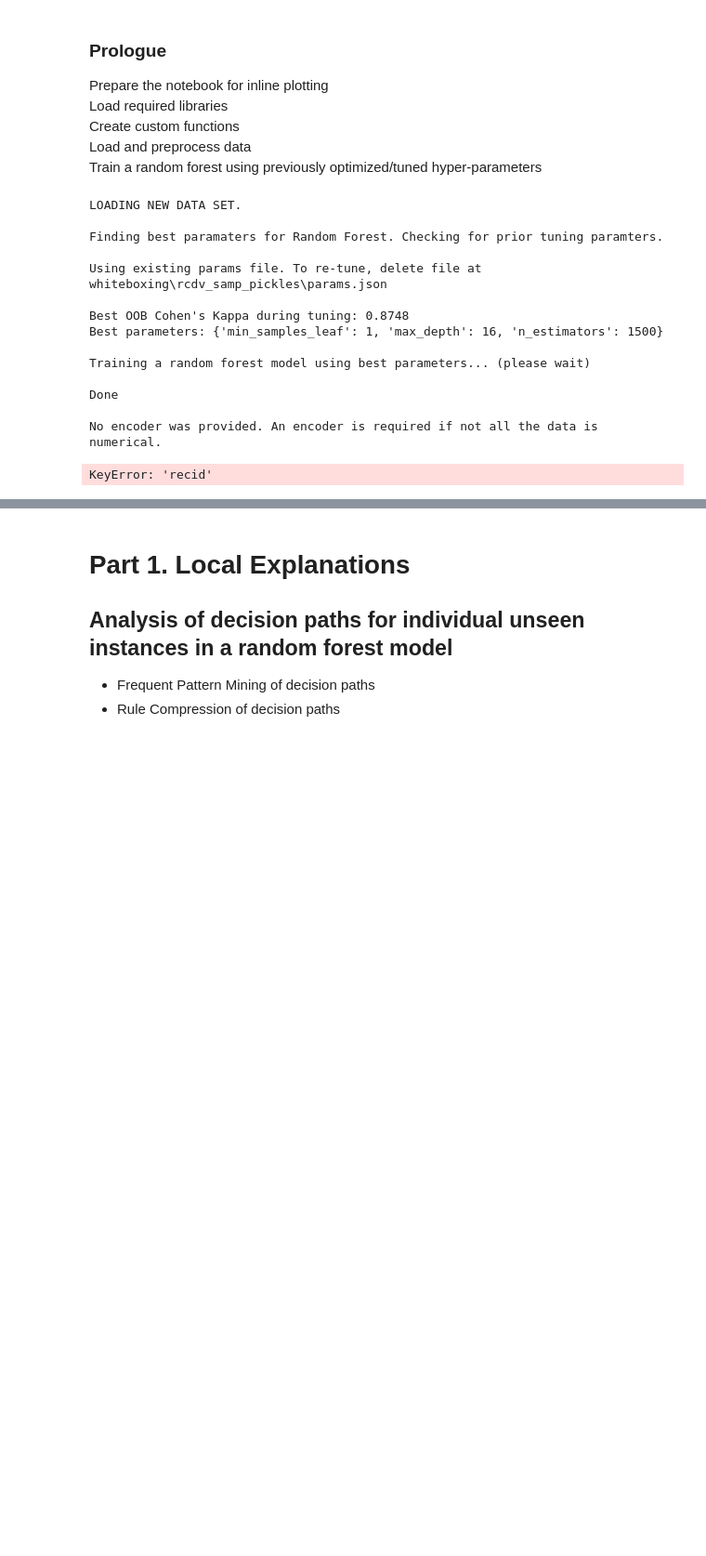
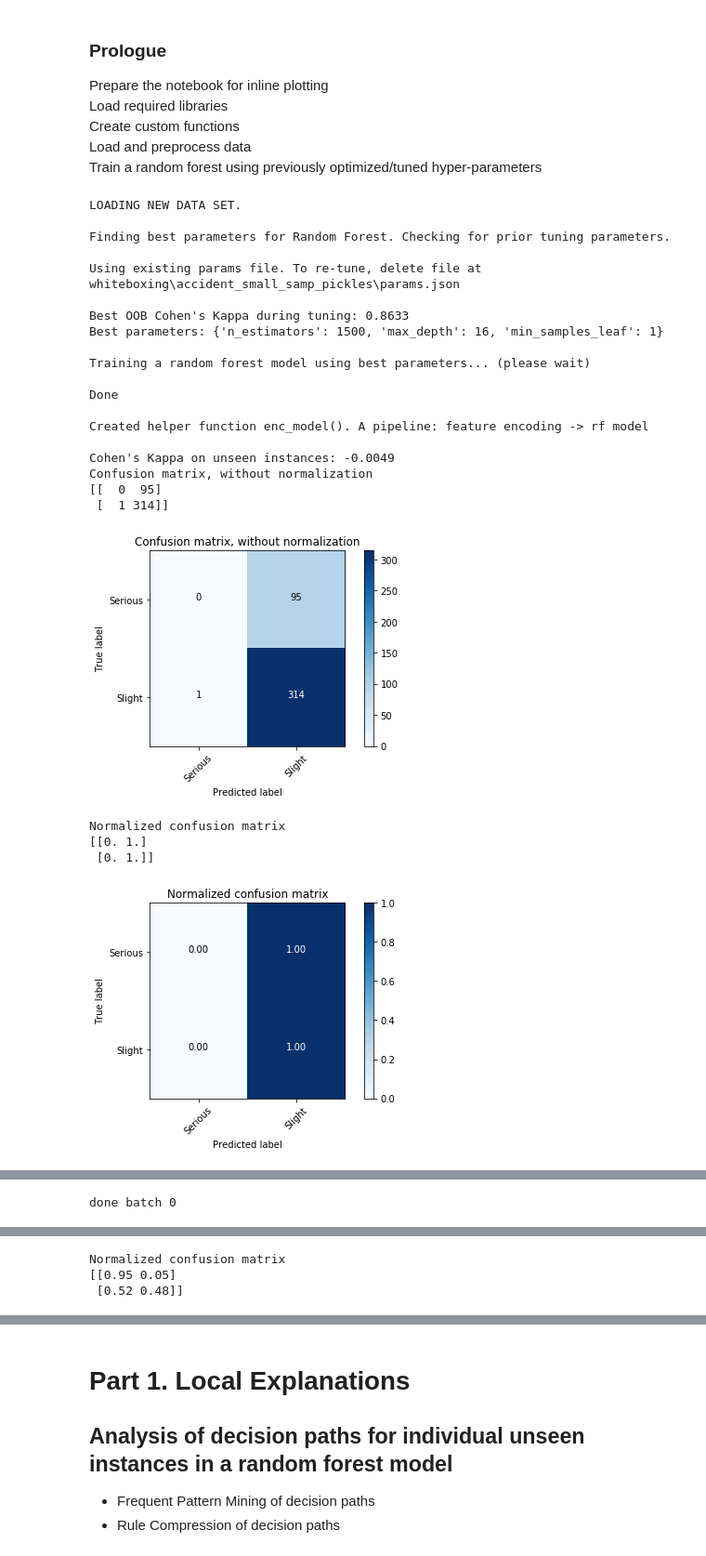
Before and after one commit to julianhatwell/interpret_basics2, a Jupyter notebook: whiteboxing experiments unattended.ipynb, the cells around one changed output, grey strips where cells are left out. Shown at 93% size. Saved outputs shown, nothing was run; the diff lists cells and outputs as text; code cells hidden in the pictures; blank space fills up the shorter version.

```diff
--- a/whiteboxing experiments unattended.ipynb
+++ b/whiteboxing experiments unattended.ipynb
@@ -16,42 +20,51 @@ from forest_surveyor.routines import experiment
 # %%
 alpha_scores = 0.75
 for dataset in [
-#                 ds.accident_small_samp_data,
-#                 ds.adult_small_samp_data,
-#                 ds.bankmark_samp_data,
-#                 ds.car_data,
-#                 ds.cardiotography_data,
-#                 ds.credit_data,
-#                 ds.german_data,
-#                 ds.lending_tiny_samp_data,
-#                 ds.nursery_samp_data,
+                ds.accident_small_samp_data,
+                ds.adult_small_samp_data,
+                ds.bankmark_samp_data,
+                ds.car_data,
+                ds.cardiotography_data,
+                ds.credit_data,
+                ds.german_data,
+                ds.lending_tiny_samp_data,
+                ds.nursery_samp_data,
                 ds.rcdv_samp_data
                ]:
 
 # for dataset in [ds.rcdv_samp_data]:
     rule_acc, results, output_df = experiment(dataset,
-                    n_instances=5,
-                    n_batches=1,
+                    n_instances=500,
+                    n_batches=50,
                     support_paths=0.05,
                     alpha_paths=0.6,
                     alpha_scores=alpha_scores,
                     which_trees='majority',
                     eval_model=True
                      #, output_results=True
                         )
 # %% [output]
 LOADING NEW DATA SET.
 
-Finding best paramaters for Random Forest. Checking for prior tuning paramters.
+Finding best parameters for Random Forest. Checking for prior tuning parameters.
 
-Using existing params file. To re-tune, delete file at whiteboxing\rcdv_samp_pickles\params.json
+Using existing params file. To re-tune, delete file at whiteboxing\accident_small_samp_pickles\params.json
 
-Best OOB Cohen's Kappa during tuning: 0.8748
-Best parameters: {'min_samples_leaf': 1, 'max_depth': 16, 'n_estimators': 1500}
+Best OOB Cohen's Kappa during tuning: 0.8633
+Best parameters: {'n_estimators': 1500, 'max_depth': 16, 'min_samples_leaf': 1}
 
 Training a random forest model using best parameters... (please wait)
 
 Done
 
-No encoder was provided. An encoder is required if not all the data is numerical.
+Created helper function enc_model(). A pipeline: feature encoding -> rf model
+
+Cohen's Kappa on unseen instances: -0.0049
+Confusion matrix, without normalization
+[[  0  95]
+ [  1 314]]
+[figure, added]
-KeyError: 'recid'
+Normalized confusion matrix
+[[0. 1.]
+ [0. 1.]]
+[figure, added]
@@ -57,0 +80 @@ KeyError: 'recid'
+done batch 0
@@ -57,0 +106,3 @@ KeyError: 'recid'
+Normalized confusion matrix
+[[0.95 0.05]
+ [0.52 0.48]]
```
Also changed, not shown: parts of 8 cells of this notebook, 7 other files.
